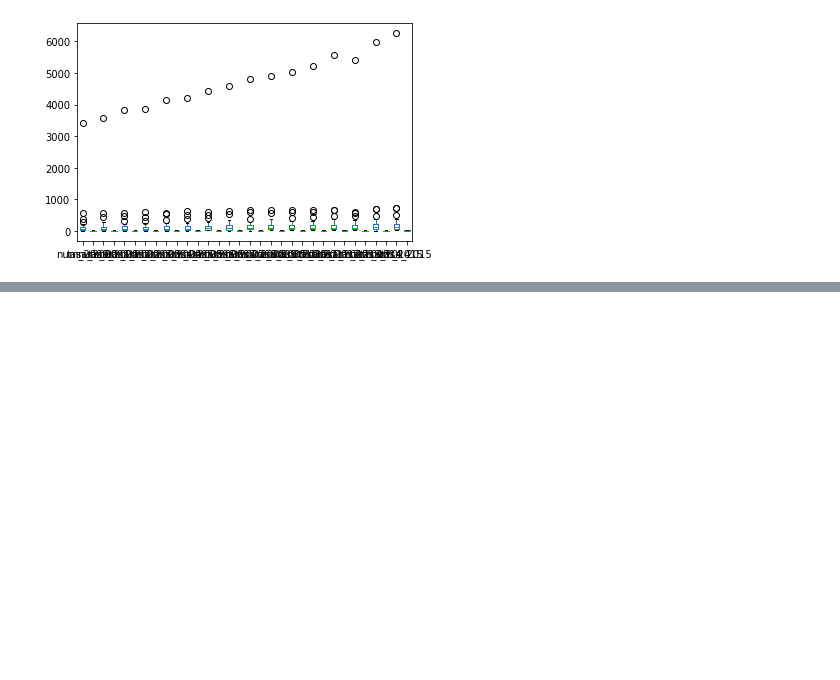
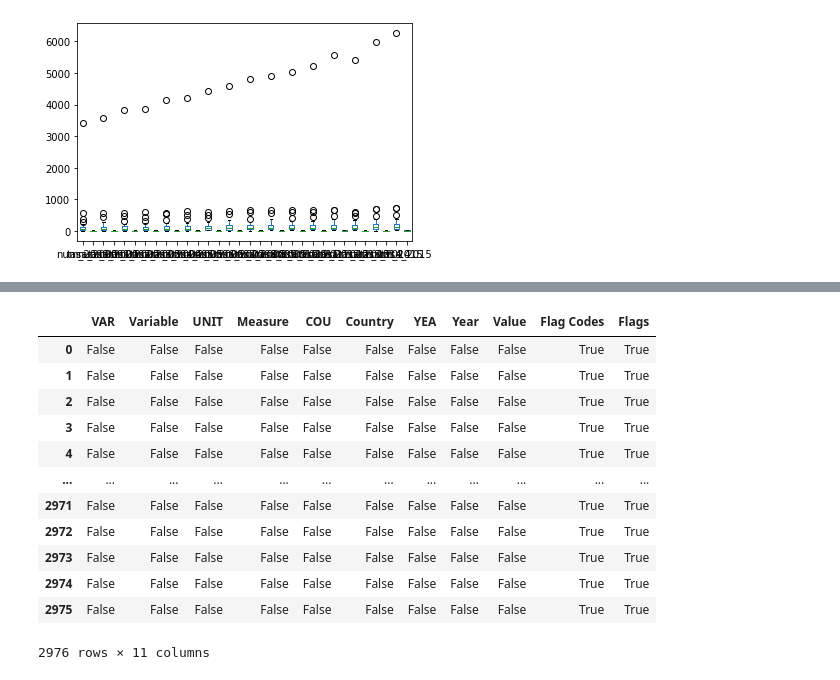
Before and after one commit to zoegarm/Cancer-de-mama-en-Mexico-limpieza-de-datos, a Jupyter notebook: Equipo2_Proyecto2.ipynb, the cells around one changed output, grey strips where cells are left out. Cells and saved outputs as stored; diff of their text form; code cells hidden in the pictures; blank space fills up the shorter version.

```diff
--- a/Equipo2_Proyecto2.ipynb
+++ b/Equipo2_Proyecto2.ipynb
@@ -909,0 +1196,5 @@ mortalidad_rename.plot(kind='box', subplots=False)
+# %%
+### SEGUNDO DATASET: OCDE (2020). “Health Status: Cancer”
+## I.Cargar datos en formato csv
+cancer_ocde = pd.read_csv("https://raw.githubusercontent.com/Zoe-Garcia/Equipo_2_P2/main/DATA/OCDE/HEALTH_STAT_24022021235442318.csv", sep=',')
+cancer_ocde.head()
@@ -909,0 +1232,17 @@ mortalidad_rename.plot(kind='box', subplots=False)
+# %%
+#Contar NaN
+cancer_ocde.isna()
+# %% [output]
+|  | VAR | Variable | UNIT | Measure | COU | Country | YEA | Year | Value | Flag Codes | Flags |
+| 0 | False | False | False | False | False | False | False | False | False | True | True |
+| 1 | False | False | False | False | False | False | False | False | False | True | True |
+| 2 | False | False | False | False | False | False | False | False | False | True | True |
+| 3 | False | False | False | False | False | False | False | False | False | True | True |
+| 4 | False | False | False | False | False | False | False | False | False | True | True |
+| ... | ... | ... | ... | ... | ... | ... | ... | ... | ... | ... | ... |
+| 2971 | False | False | False | False | False | False | False | False | False | True | True |
+| 2972 | False | False | False | False | False | False | False | False | False | True | True |
+| 2973 | False | False | False | False | False | False | False | False | False | True | True |
+| 2974 | False | False | False | False | False | False | False | False | False | True | True |
+| 2975 | False | False | False | False | False | False | False | False | False | True | True |
+2976 rows × 11 columns
```
Also changed, not shown: parts of 57 cells of this notebook.
